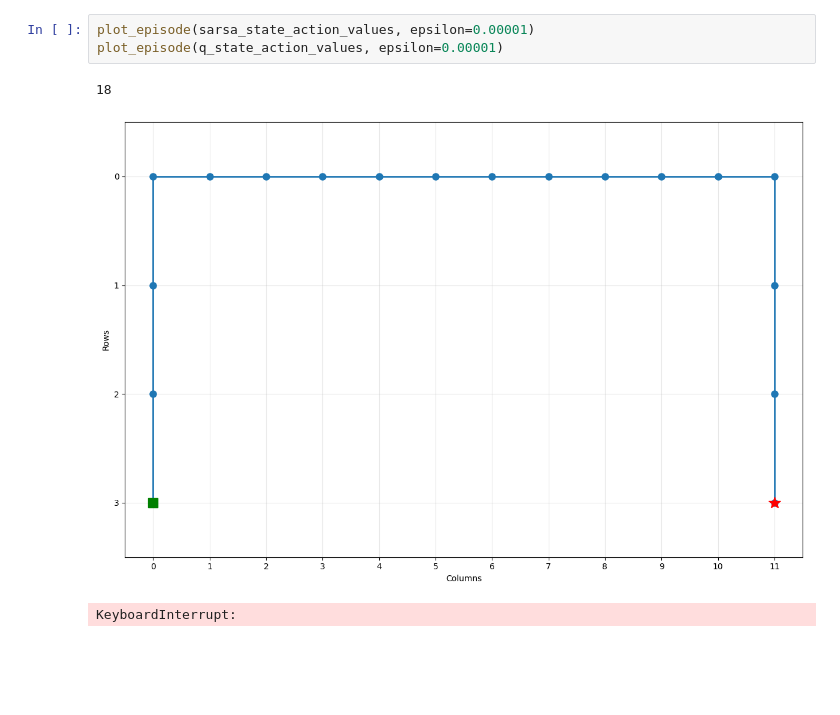
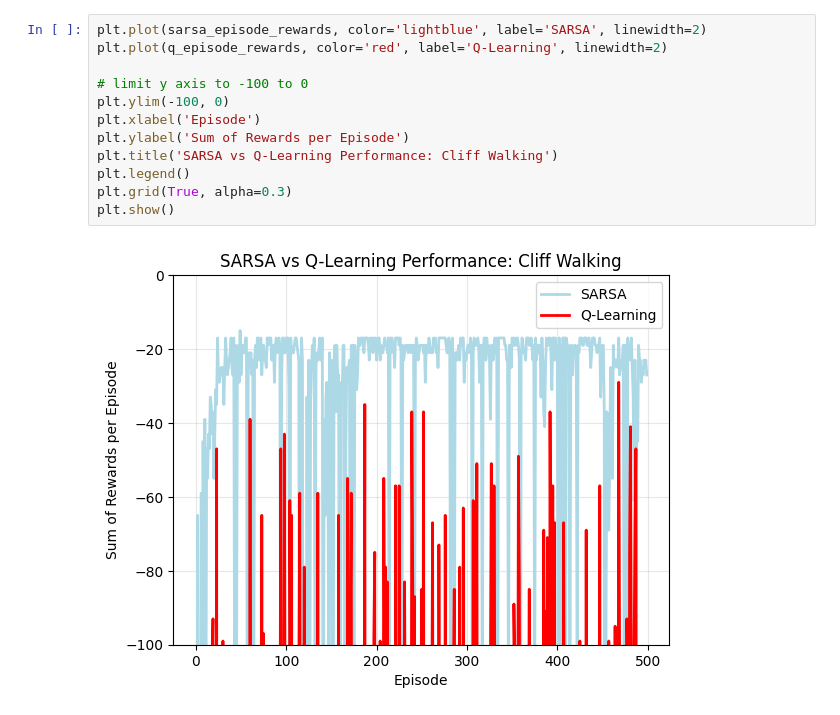
Before and after one commit to eliplutchok/rl_intro_notes, a Jupyter notebook: 6.6_example_6.6.ipynb, the cells around one changed output. Cells and saved outputs as stored; diff of their text form; blank space fills up the shorter version.

```diff
--- a/6.6_example_6.6.ipynb
+++ b/6.6_example_6.6.ipynb
@@ -230,7 +225,14 @@ plt.show()
 # %%
-plot_episode(sarsa_state_action_values, epsilon=0.00001)
-plot_episode(q_state_action_values, epsilon=0.00001)
+plt.plot(sarsa_episode_rewards, color='lightblue', label='SARSA', linewidth=2)
+plt.plot(q_episode_rewards, color='red', label='Q-Learning', linewidth=2)
+
+# limit y axis to -100 to 0
+plt.ylim(-100, 0)
+plt.xlabel('Episode')
+plt.ylabel('Sum of Rewards per Episode')
+plt.title('SARSA vs Q-Learning Performance: Cliff Walking')
+plt.legend()
+plt.grid(True, alpha=0.3)
+plt.show()
 # %% [output]
-18
-[figure, old version]
+[figure, new version]
-KeyboardInterrupt:
```
Also changed, not shown: parts of 7 cells of this notebook, 1 other file.
